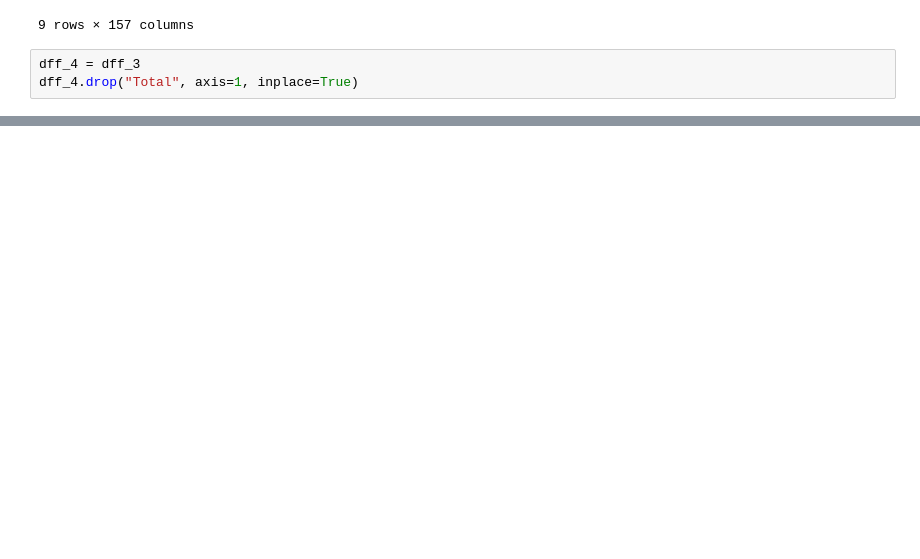
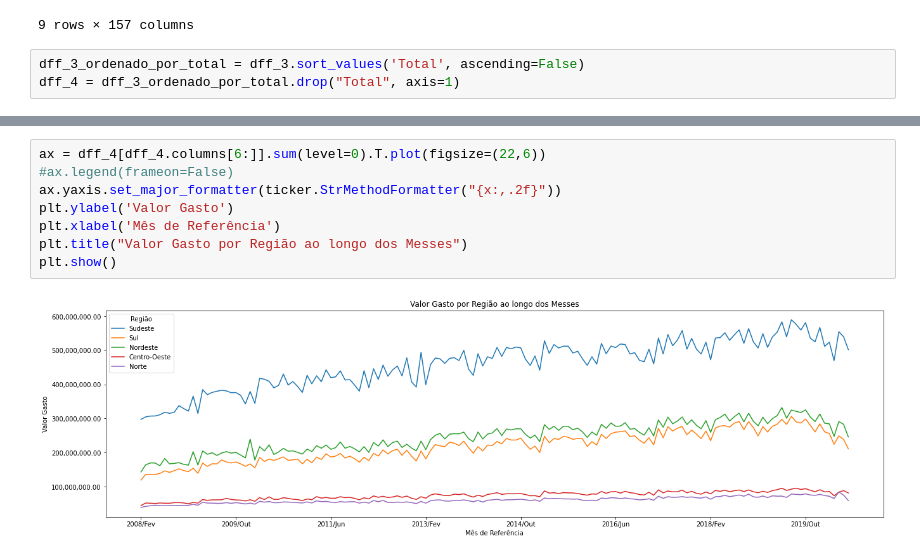
Before and after one commit to luan-prates/bootcamp-ds-aplicada-alura-2021, a Jupyter notebook: Analise_dos_dados_SIH_Datasus.ipynb, the cells around one changed output, grey strips where cells are left out. Drawn from its saved outputs; the diff is of its cells as text; blank space fills up the shorter version.

```diff
--- a/Analise_dos_dados_SIH_Datasus.ipynb
+++ b/Analise_dos_dados_SIH_Datasus.ipynb
@@ -363,5 +305,5 @@ dff_3.loc['Nordeste']
 | Bahia | 135146.36 | 448349.75 | 1382038.11 | 3348779.62 | 11948984.56 | 73336297.08 | 33410124.06 | 41301703.40 | 42826993.62 | 42071294.17 | ... |
 9 rows × 157 columns
 # %%
-dff_4 = dff_3
-dff_4.drop("Total", axis=1, inplace=True)
+dff_3_ordenado_por_total = dff_3.sort_values('Total', ascending=False)
+dff_4 = dff_3_ordenado_por_total.drop("Total", axis=1)
@@ -377,0 +323,10 @@ See the caveats in the documentation: https://pandas.pydata.org/pandas-docs/stab
+# %%
+ax = dff_4[dff_4.columns[6:]].sum(level=0).T.plot(figsize=(22,6))
+#ax.legend(frameon=False)
+ax.yaxis.set_major_formatter(ticker.StrMethodFormatter("{x:,.2f}"))
+plt.ylabel('Valor Gasto')
+plt.xlabel('Mês de Referência')
+plt.title("Valor Gasto por Região ao longo dos Messes")
+plt.show()
+# %% [output]
+[figure, added]
```
Also changed, not shown: parts of 16 cells of this notebook.
